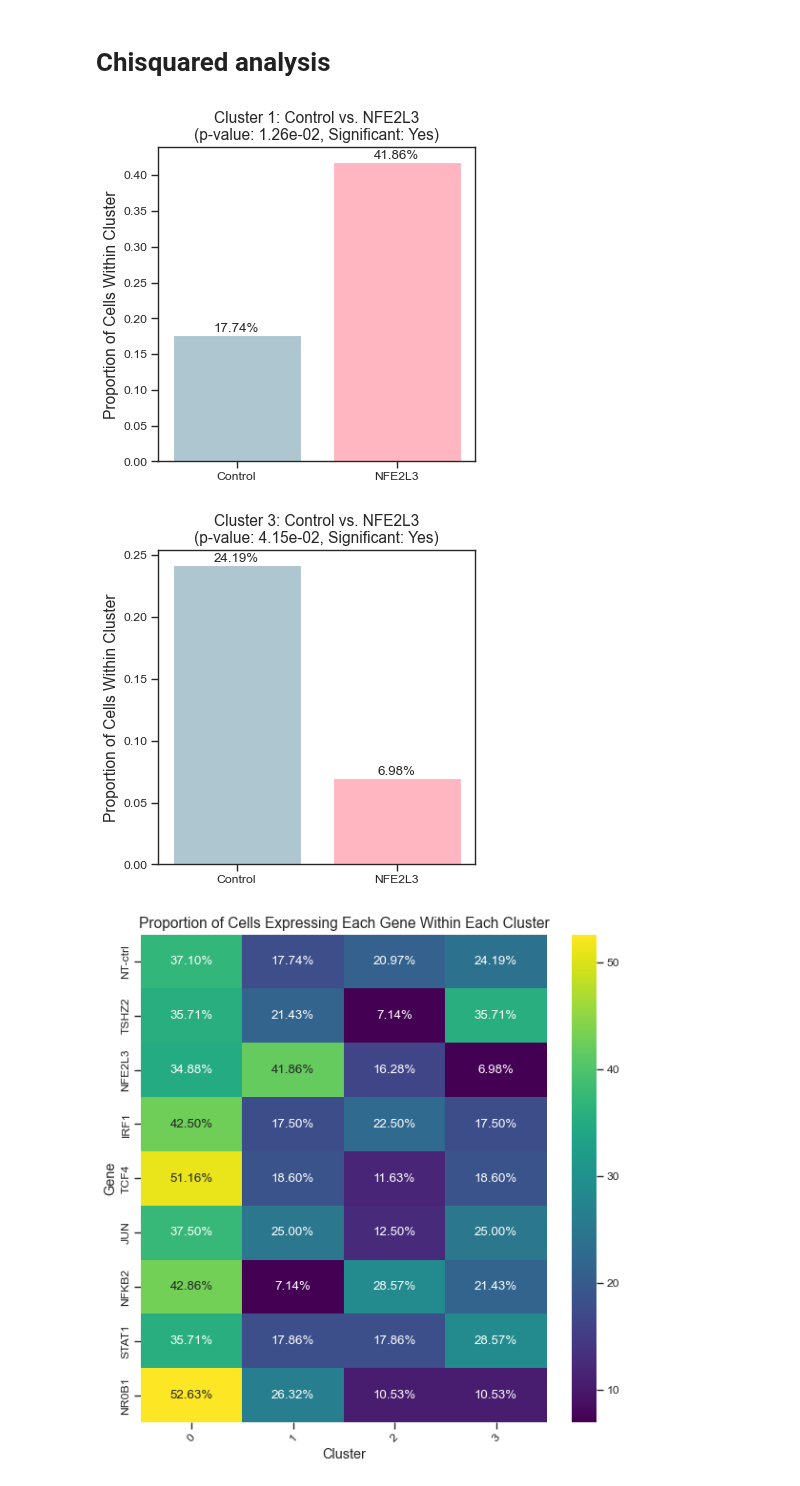
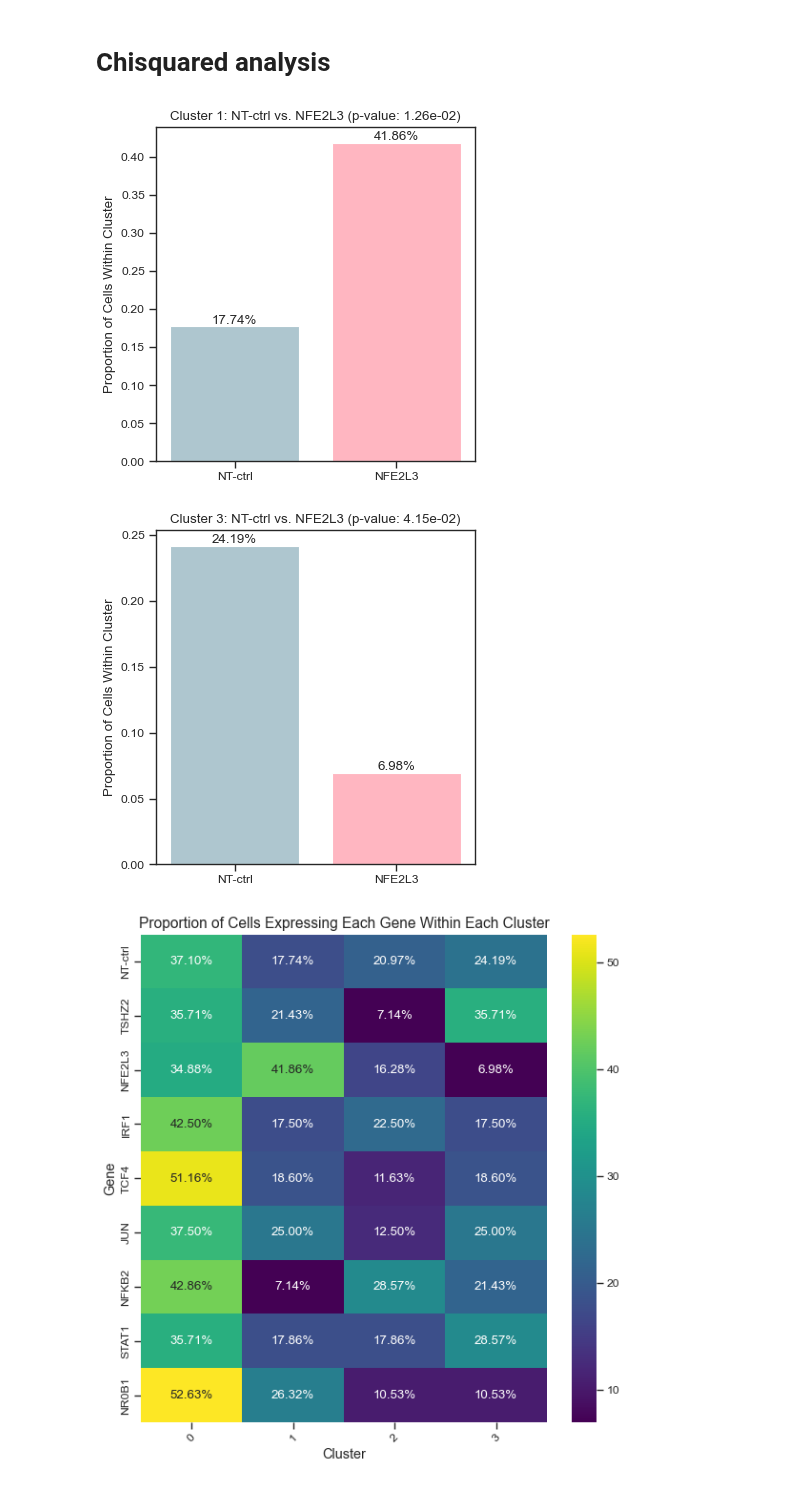
Before and after one commit to brendamelano/Reprogramming_Osteosarcoma, a Jupyter notebook: Perturb_seq_analysis/OS384_perturb_seq_analysis.ipynb, the cells around one changed output. Saved outputs shown, nothing was run; the diff lists cells and outputs as text; code cells hidden in the pictures.

```diff
--- a/Perturb_seq_analysis/OS384_perturb_seq_analysis.ipynb
+++ b/Perturb_seq_analysis/OS384_perturb_seq_analysis.ipynb
@@ -12,18 +12,16 @@ import pandas as pd
 import scanpy as sc
 import numpy as np
 import matplotlib
+import networkx
 import fsspec
 import scvi
-import h5py
-import networkx
 import desc
 import umap
 import igraph
 import h5py
-import networkx
 import svae
 import os
-sc.set_figure_params(figsize=(4, 4))
+sc.set_figure_params(figsize=(2.5, 2.5))
 sc.settings.verbosity = 3
 plt.rcParams.update({'font.size': 12})  # Adjusts the general font size
 %load_ext rpy2.ipython
@@ -527,7 +511,8 @@ computing score 'Subtype_C_score'
 # %% [markdown]
 # Chisquared analysis
 # %%
-
+output_dir = "/Users/brendamelano/Desktop/"
+os.makedirs(output_dir, exist_ok=True)
 
 # Assuming adata is your AnnData object
 significance_threshold = 0.05
@@ -562,35 +547,50 @@ for gene in unique_genes:
 
         # Perform chi-squared test
         chi2, p, _, _ = chi2_contingency(contingency_table)
         is_significant = p < significance_threshold
 
         # Only plot if the result is significant
         if is_significant:
             # Cells for the gene of interest within and outside the cluster
             gene_in_cluster = ((adata.obs['Gene'] == gene) & (adata.obs['leiden'] == cluster)).sum()
             gene_total = (adata.obs['Gene'] == gene).sum()
             prop_gene_in_cluster = gene_in_cluster / gene_total
 
             # Cells for the control within and outside the cluster
             control_in_cluster = ((adata.obs['Gene'] == 'NT-ctrl') & (adata.obs['leiden'] == cluster)).sum()
             control_total = (adata.obs['Gene'] == 'NT-ctrl').sum()
             prop_control_in_cluster = control_in_cluster / control_total
 
             # Plotting
             categories = ['NT-ctrl', gene]
             proportions = [prop_control_in_cluster, prop_gene_in_cluster]
             plt.figure(figsize=(5, 5))
             bars = plt.bar(categories, proportions, color=['#aec6cf', '#ffb6c1'])
 
-            plt.ylabel('Proportion of Cells Within Cluster', fontsize=14)
-            plt.title(f'Cluster {cluster}: NT-ctrl vs. {gene}\n(p-value: {p:.2e}, Significant: {"Yes" if is_significant else "No"})', fontsize=14)
+            plt.ylabel('Proportion of Cells Within Cluster')
+            plt.title(f'Cluster {cluster}: NT-ctrl vs. {gene} (p-value: {p:.2e})')
 
+            # Annotate bars with their respective percentages
             for bar in bars:
                 height = bar.get_height()
-                plt.text(bar.get_x() + bar.get_width()/2., height, f'{height:.2%}', ha='center', va='bottom', fontsize=12)
+                plt.text(bar.get_x() + bar.get_width() / 2., height, f'{height:.2%}', ha='center', va='bottom')
 
+            # Use tight_layout() before saving
             plt.tight_layout()
+
+            # Construct a unique filename for each plot
+            filename = f"{gene}_vs_NT-ctrl_cluster_{cluster}.svg"
+            filepath = os.path.join(output_dir, filename)
+
+            # Save the plot as an SVG file
+            plt.savefig(filepath, format='svg')
+
+            # Optionally, display the plot
             plt.show()
+
+            # Close the plot after saving and displaying to free memory and ensure the next plot is fresh
+            plt.close()
+            # Setup figure and axis manually
 # %% [output]
-[figure, old version]
+[figure, new version]
-[figure, old version]
+[figure, new version]
```
Also changed, not shown: parts of 5 cells of this notebook.
